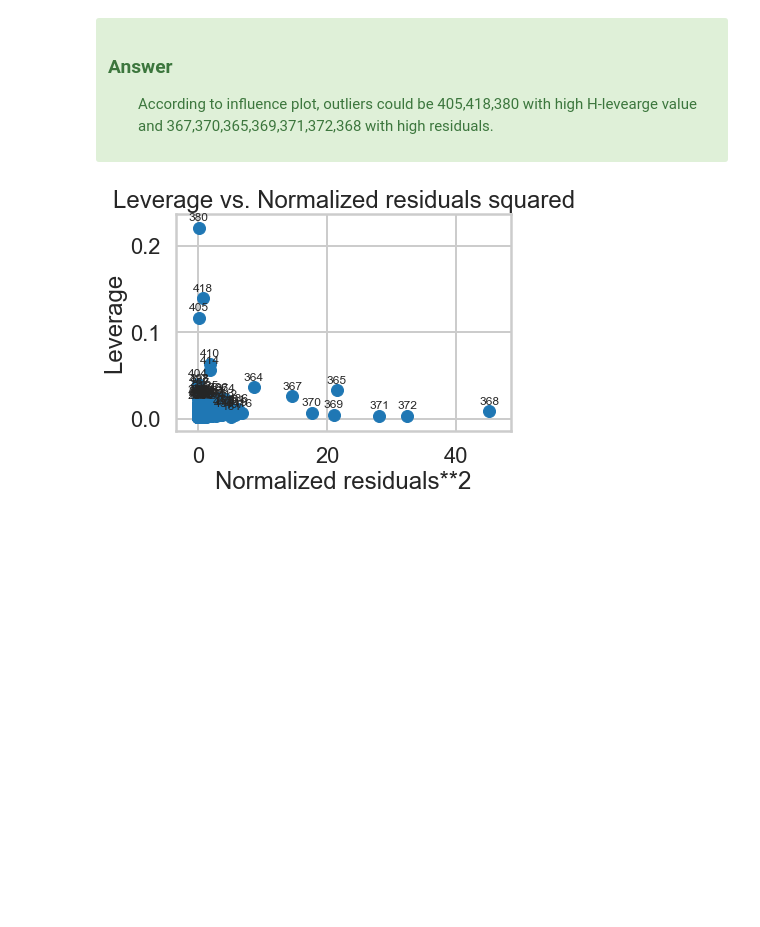
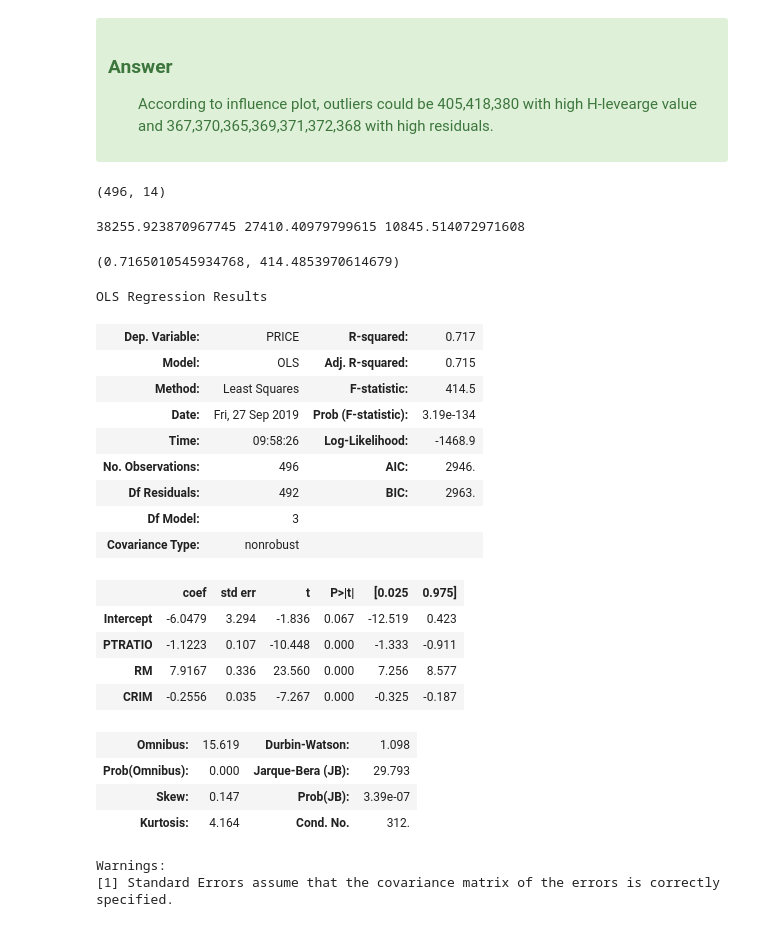
Before and after one commit to Shunling/SpringBoard, a Jupyter notebook: linear_regression/Mini_Project_Linear_Regression.ipynb, the cells around one changed output. Drawn from its saved outputs; the diff is of its cells as text; code cells hidden in the pictures; blank space fills up the shorter version.

Commit message:
drop_outlier

```diff
--- a/linear_regression/Mini_Project_Linear_Regression.ipynb
+++ b/linear_regression/Mini_Project_Linear_Regression.ipynb
@@ -977,7 +982,2 @@ According to influence plot, outliers could be 405,418,380 with high H-levearge
 # %%
 outliers = [405,418,380,367,370,365,369,371,372,368]
-# %%
-
-fig = sm.graphics.plot_leverage_resid2(m)
-# %% [output]
-[figure, removed]
@@ -986,0 +984,41 @@ fig = sm.graphics.plot_leverage_resid2(m)
+# %%
+bos_drop_outlier = bos.drop(outliers, axis=0)
+bos_drop_outlier.shape
+# %% [output]
+(496, 14)
+# %%
+m = ols('PRICE ~ PTRATIO+RM+CRIM',bos_drop_outlier).fit()
+TSS = np.sum((bos_drop_outlier.PRICE-bos_drop_outlier.PRICE.mean())**2)
+ESS = np.sum((m.fittedvalues-bos_drop_outlier.PRICE.mean())**2)
+RSS = np.sum((bos_drop_outlier.PRICE-m.fittedvalues)**2)
+print(TSS,ESS,RSS)
+R2 = ESS/TSS
+F_statistic = (R2/(1-R2))*(bos_drop_outlier.shape[0]-3-1)/3
+R2,F_statistic
+# %% [output]
+38255.923870967745 27410.40979799615 10845.514072971608
+(0.7165010545934768, 414.4853970614679)
+# %%
+m.summary()
+# %% [output]
+OLS Regression Results
+| Dep. Variable: | PRICE | R-squared: | 0.717 |
+| Model: | OLS | Adj. R-squared: | 0.715 |
+| Method: | Least Squares | F-statistic: | 414.5 |
+| Date: | Fri, 27 Sep 2019 | Prob (F-statistic): | 3.19e-134 |
+| Time: | 09:58:26 | Log-Likelihood: | -1468.9 |
+| No. Observations: | 496 | AIC: | 2946. |
+| Df Residuals: | 492 | BIC: | 2963. |
+| Df Model: | 3 |  |  |
+| Covariance Type: | nonrobust |  |  |
+|  | coef | std err | t | P>|t| | [0.025 | 0.975] |
+| Intercept | -6.0479 | 3.294 | -1.836 | 0.067 | -12.519 | 0.423 |
+| PTRATIO | -1.1223 | 0.107 | -10.448 | 0.000 | -1.333 | -0.911 |
+| RM | 7.9167 | 0.336 | 23.560 | 0.000 | 7.256 | 8.577 |
+| CRIM | -0.2556 | 0.035 | -7.267 | 0.000 | -0.325 | -0.187 |
+| Omnibus: | 15.619 | Durbin-Watson: | 1.098 |
+| Prob(Omnibus): | 0.000 | Jarque-Bera (JB): | 29.793 |
+| Skew: | 0.147 | Prob(JB): | 3.39e-07 |
+| Kurtosis: | 4.164 | Cond. No. | 312. |
+Warnings:
+[1] Standard Errors assume that the covariance matrix of the errors is correctly specified.
```
Also changed, not shown: parts of 12 cells of this notebook.
